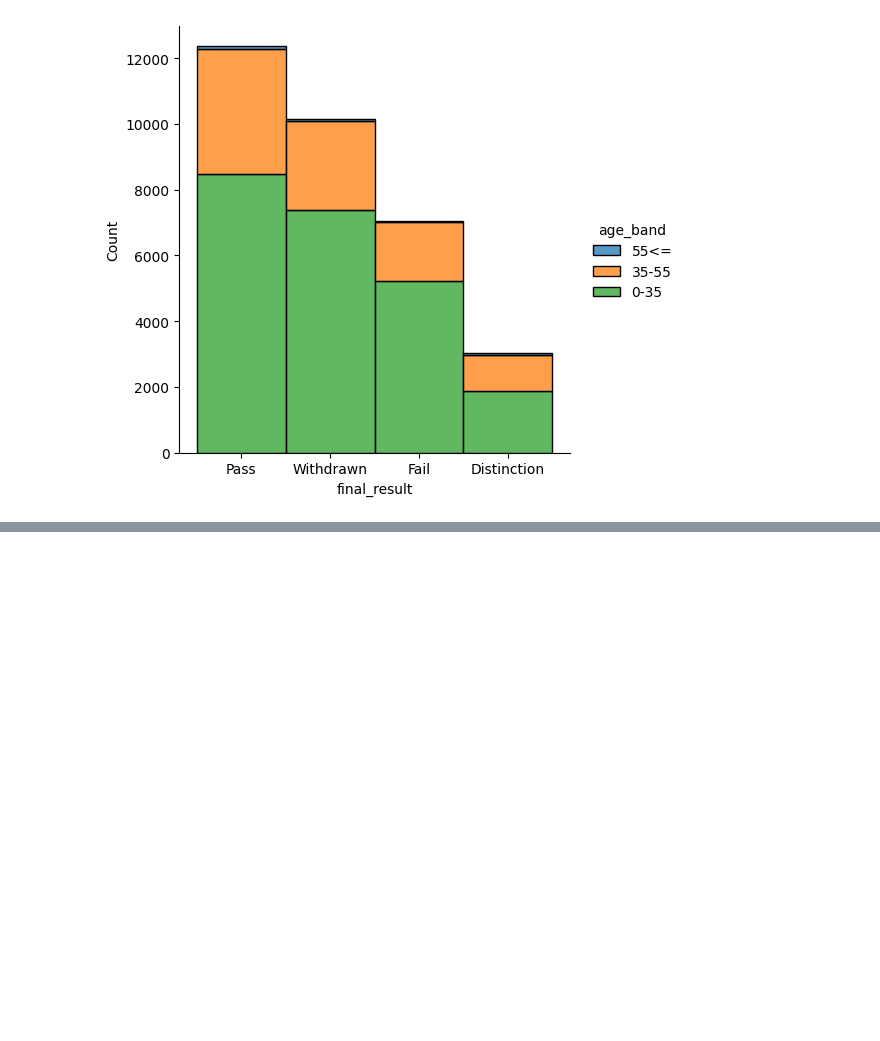
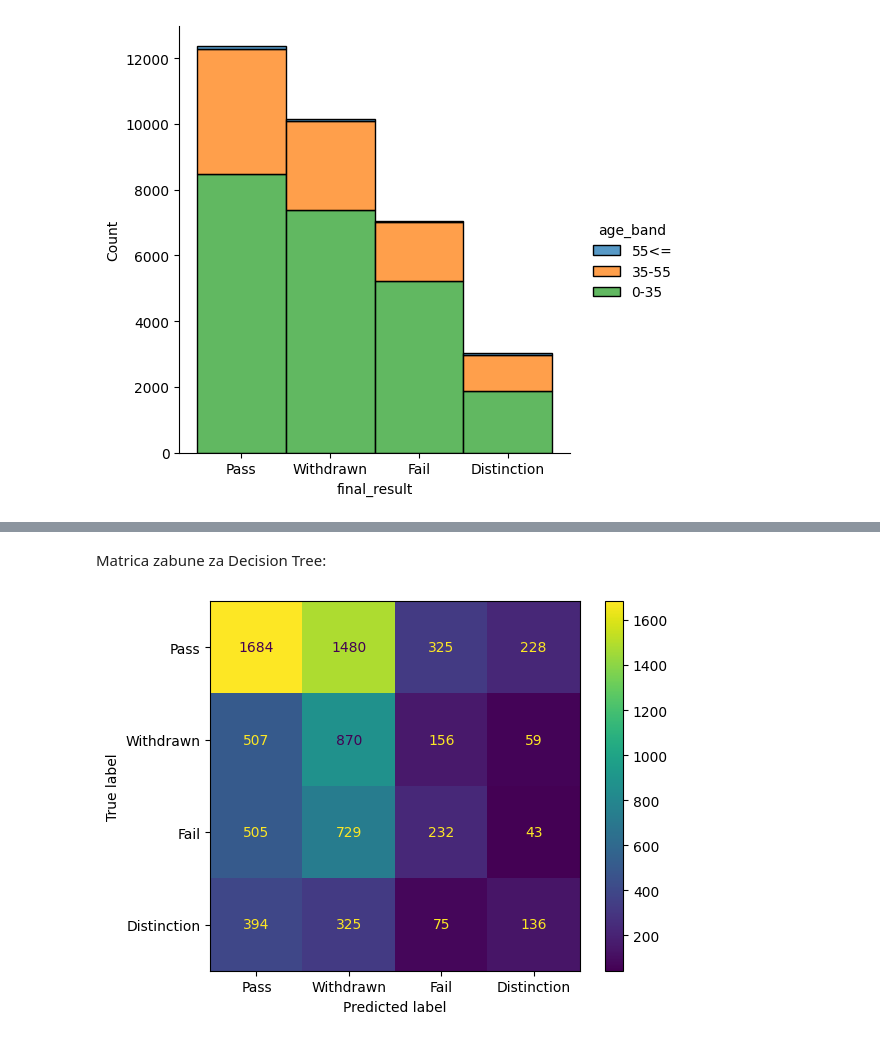
Before and after one commit to Hatej/UUZOP-Projekt, a Jupyter notebook: projekt.ipynb, the cells around one changed output, grey strips where cells are left out. Drawn from its saved outputs; the diff is of its cells as text; code cells hidden in the pictures; blank space fills up the shorter version.

```diff
--- a/projekt.ipynb
+++ b/projekt.ipynb
@@ -318,0 +353,22 @@ sns.displot(dataStudentInfo, x='final_result', hue='age_band', multiple='stack')
+# %%
+genderEncoder = OneHotEncoder()
+disabilityEncoder = OneHotEncoder()
+highestEducationEncoder = LabelEncoder()
+ageBandEncoder = LabelEncoder()
+
+dataStudentInfo['highest_education'] = highestEducationEncoder.fit_transform(dataStudentInfo['highest_education'])
+dataStudentInfo['age_band'] = ageBandEncoder.fit_transform(dataStudentInfo['age_band'])
+
+genderEncoder.fit(dataStudentInfo[['gender']])
+disabilityEncoder.fit(dataStudentInfo[['disability']])
+
+ohe1_tmp = genderEncoder.transform(dataStudentInfo[['gender']])
+ohe2_tmp = disabilityEncoder.transform(dataStudentInfo[['disability']])
+
+dfGender = pd.DataFrame(ohe1_tmp.toarray(), columns=genderEncoder.get_feature_names_out(['gender']))
+dfDisability = pd.DataFrame(ohe2_tmp.toarray(), columns=disabilityEncoder.get_feature_names_out(['disability']))
+
+dataStudentInfo = pd.concat([dataStudentInfo, dfGender], axis=1)
+dataStudentInfo = pd.concat([dataStudentInfo, dfDisability], axis=1)
+
+dataStudentInfo.drop(columns=['gender', 'disability'], axis=1, inplace=True)
@@ -318,0 +423,8 @@ sns.displot(dataStudentInfo, x='final_result', hue='age_band', multiple='stack')
+# %%
+#Varijable
+X = df.drop(columns=['final_result', 'disability_N', 'disability_Y', 'num_of_prev_attempts'], axis=1)
+#Ciljna varijabla
+y = df['final_result']
+
+#Podjela na skupove za treniranje i testiranje
+X_train, X_test, y_train, y_test = train_test_split(X, y, test_size=0.3)
@@ -318,0 +433,9 @@ sns.displot(dataStudentInfo, x='final_result', hue='age_band', multiple='stack')
+# %%
+ovr_dtc = OneVsRestClassifier(DecisionTreeClassifier())
+ovr_rfc = OneVsRestClassifier(RandomForestClassifier())
+
+ovr_dtc.fit(X_train, y_train)
+ovr_rfc.fit(X_train, y_train)
+
+y_pred_dtc = ovr_dtc.predict(X_test)
+y_pred_rfc = ovr_rfc.predict(X_test)
@@ -318,0 +472,9 @@ sns.displot(dataStudentInfo, x='final_result', hue='age_band', multiple='stack')
+# %% [markdown]
+Matrica zabune za Decision Tree:
+# %%
+cm_dtc = metrics.confusion_matrix(y_test, y_pred_dtc, labels=y.unique())
+disp_dtc = metrics.ConfusionMatrixDisplay(confusion_matrix=cm_dtc, display_labels=y.unique())
+disp_dtc.plot()
+plt.show()
+# %% [output]
+[figure, added]
```
Also changed, not shown: parts of 23 cells of this notebook.
